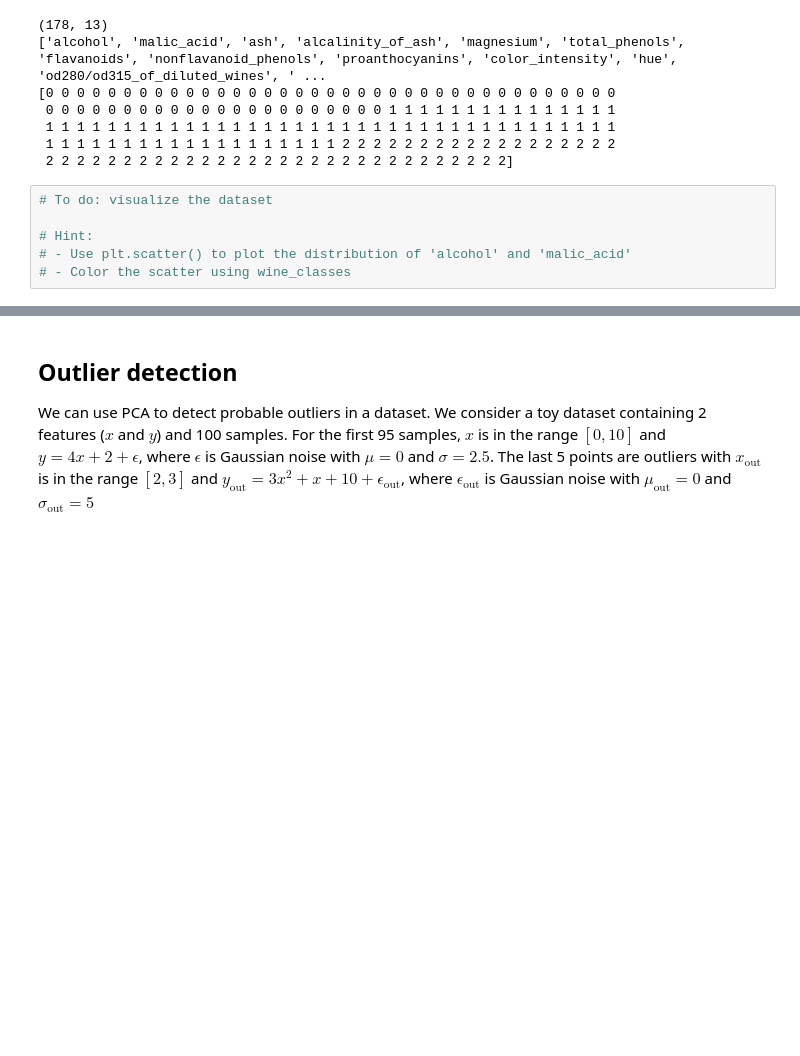
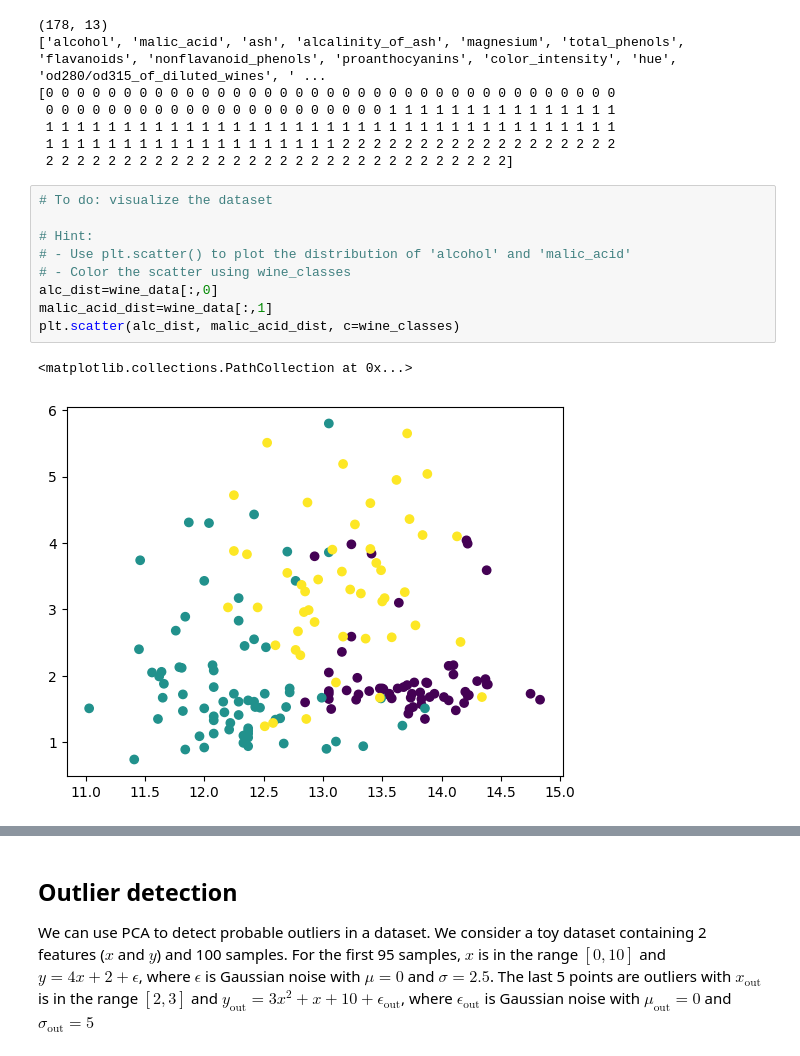
Before and after one commit to jeanvanbeneden/ddeTPs, a Jupyter notebook: PCA/exercise1_intro.ipynb, the cells around one changed output, grey strips where cells are left out. Drawn from its saved outputs; the diff is of its cells as text; blank space fills up the shorter version.

```diff
--- a/PCA/exercise1_intro.ipynb
+++ b/PCA/exercise1_intro.ipynb
@@ -468,9 +468,15 @@ print(wine_classes)
 # %%
 # To do: visualize the dataset
 
 # Hint:
 # - Use plt.scatter() to plot the distribution of 'alcohol' and 'malic_acid'
 # - Color the scatter using wine_classes
+alc_dist=wine_data[:,0]
+malic_acid_dist=wine_data[:,1]
+plt.scatter(alc_dist, malic_acid_dist, c=wine_classes)
+# %% [output]
+<matplotlib.collections.PathCollection at 0x...>
+[figure, added]
 # %%
 # To do: compute the PCA and show the distribution of the explained variance
 
```
Also changed, not shown: parts of 3 cells of this notebook.
